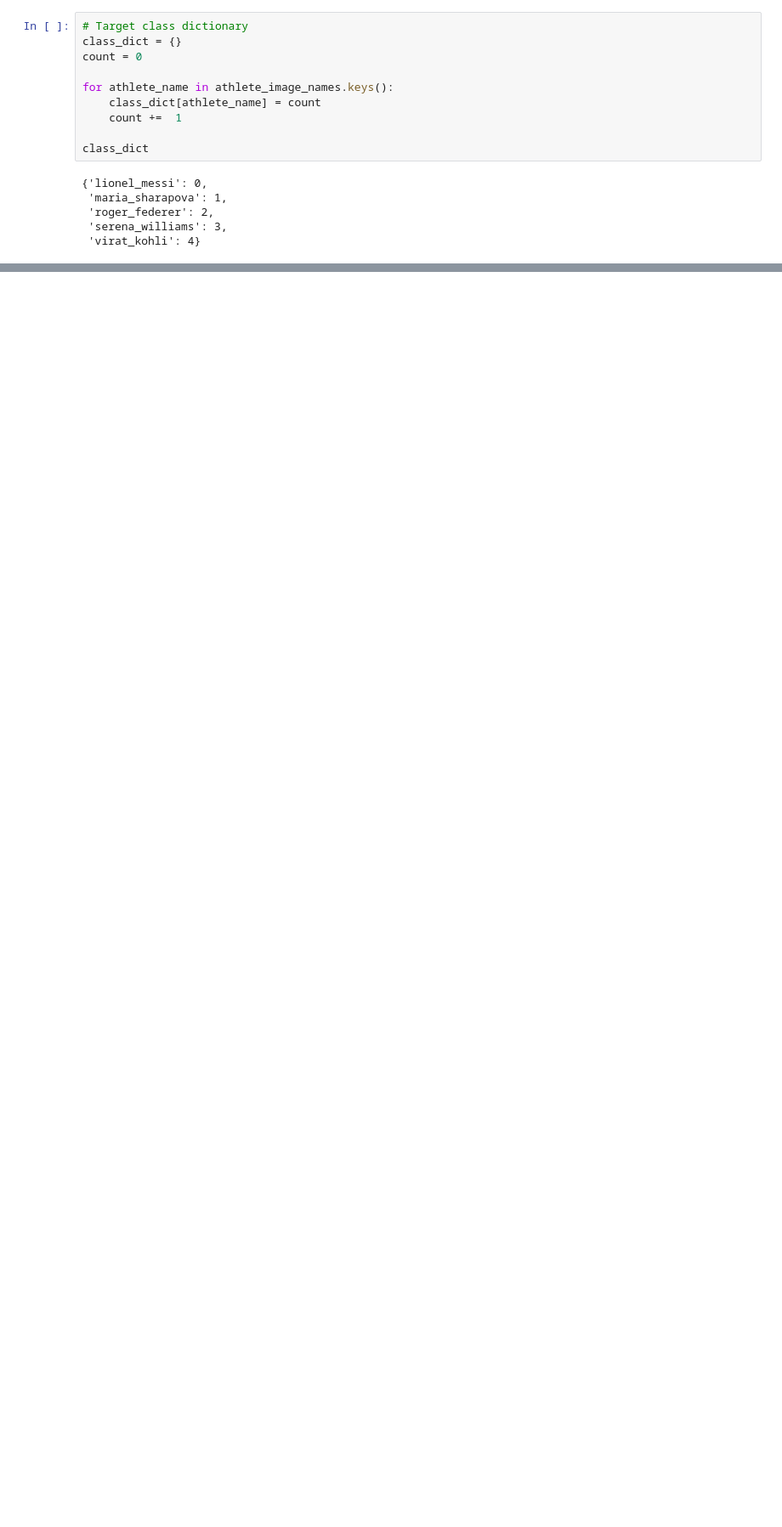
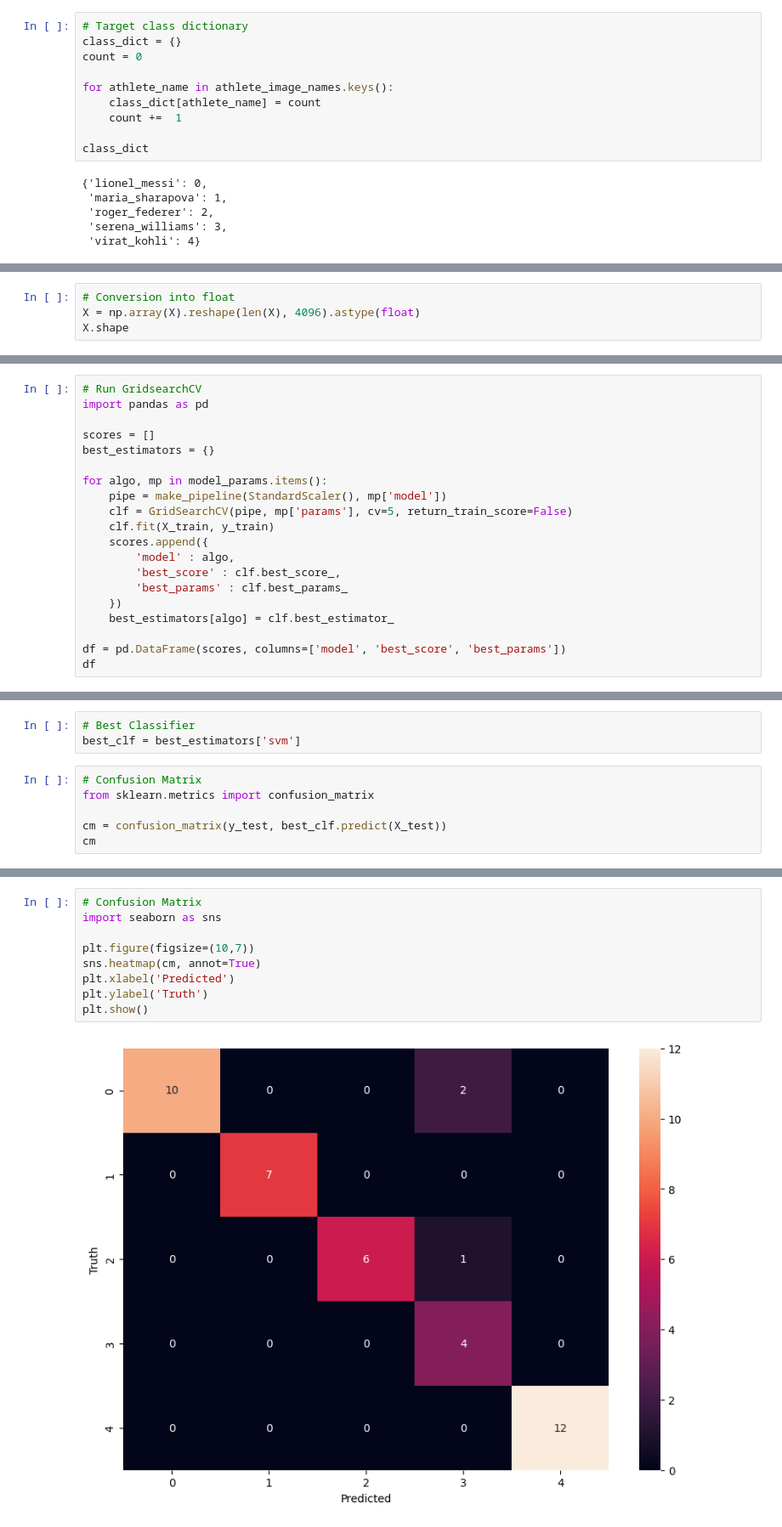
Before and after one commit to Somesh-Salunkhe/Athlete_Image_Classification, a Jupyter notebook: Athlete_Image_Classifier.ipynb, the cells around one changed output, grey strips where cells are left out. Shown at 85% size. Saved outputs shown, nothing was run; the diff lists cells and outputs as text; blank space fills up the shorter version.

Commit message:
Model Training

```diff
--- a/Athlete_Image_Classifier.ipynb
+++ b/Athlete_Image_Classifier.ipynb
@@ -314,0 +346,4 @@ SyntaxError: expected ':' (521472469.py, line 8)
+# %%
+# Conversion into float
+X = np.array(X).reshape(len(X), 4096).astype(float)
+X.shape
@@ -314,0 +428,20 @@ SyntaxError: expected ':' (521472469.py, line 8)
+# %%
+# Run GridsearchCV
+import pandas as pd
+
+scores = []
+best_estimators = {}
+
+for algo, mp in model_params.items():
+    pipe = make_pipeline(StandardScaler(), mp['model'])
+    clf = GridSearchCV(pipe, mp['params'], cv=5, return_train_score=False)
+    clf.fit(X_train, y_train)
+    scores.append({
+        'model' : algo,
+        'best_score' : clf.best_score_,
+        'best_params' : clf.best_params_
+    })
+    best_estimators[algo] = clf.best_estimator_
+
+df = pd.DataFrame(scores, columns=['model', 'best_score', 'best_params'])
+df
@@ -314,0 +470,9 @@ SyntaxError: expected ':' (521472469.py, line 8)
+# %%
+# Best Classifier
+best_clf = best_estimators['svm']
+# %%
+# Confusion Matrix
+from sklearn.metrics import confusion_matrix
+
+cm = confusion_matrix(y_test, best_clf.predict(X_test))
+cm
@@ -314,0 +485,11 @@ SyntaxError: expected ':' (521472469.py, line 8)
+# %%
+# Confusion Matrix
+import seaborn as sns
+
+plt.figure(figsize=(10,7))
+sns.heatmap(cm, annot=True)
+plt.xlabel('Predicted')
+plt.ylabel('Truth')
+plt.show()
+# %% [output]
+[figure, added]
```
Also changed, not shown: parts of 23 cells of this notebook.
